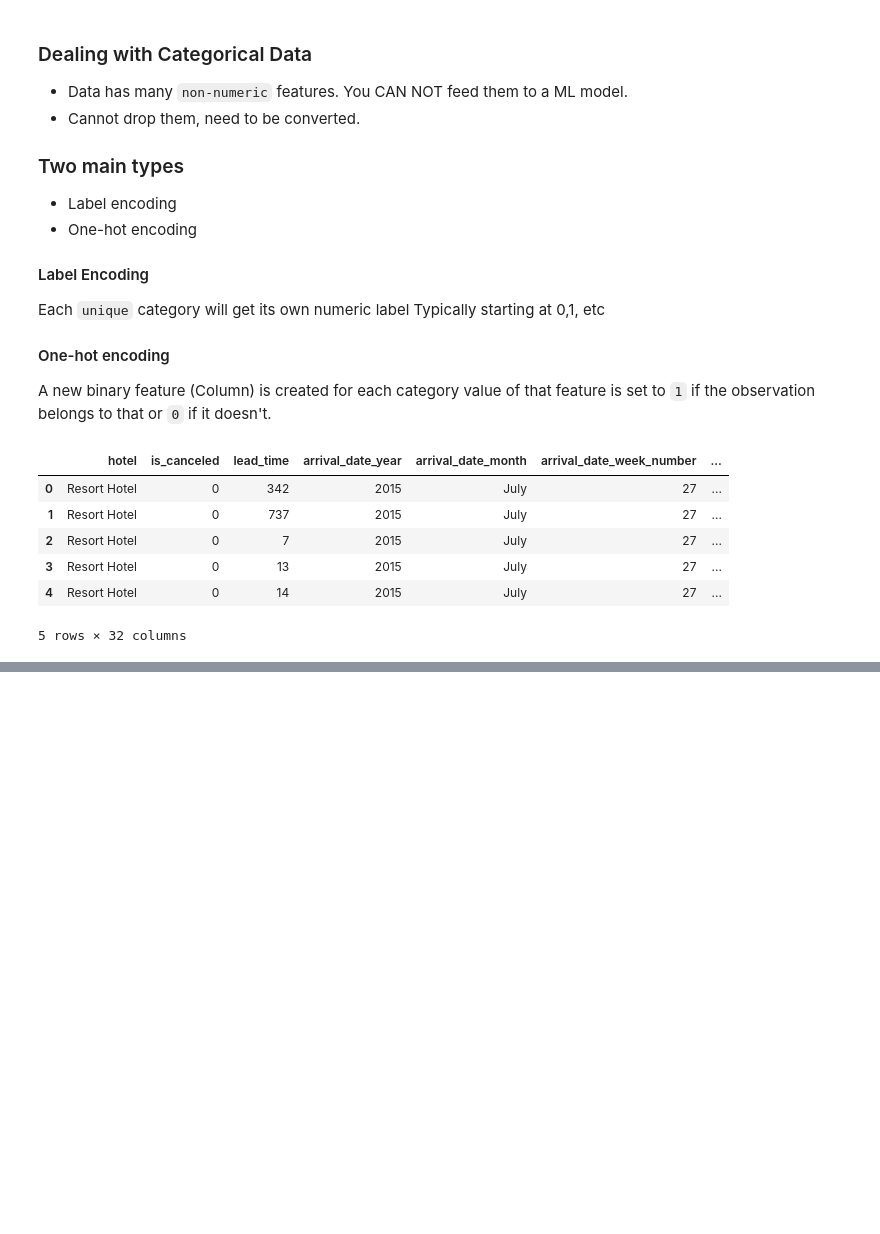
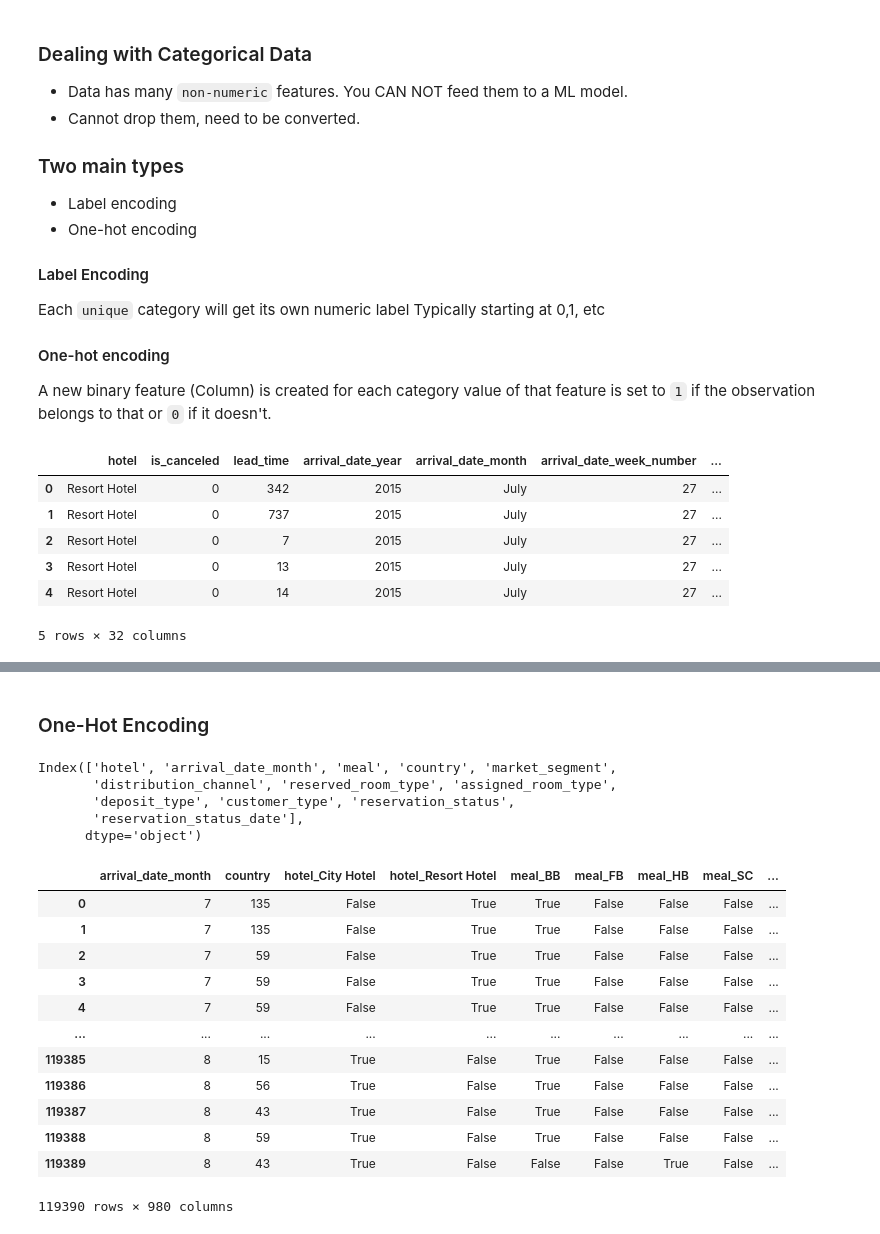
Before and after one commit to CS4580/my-notes-Komperda, a Jupyter notebook: module_4/correleation_analysis.ipynb, the cells around one changed output, grey strips where cells are left out. Drawn from its saved outputs; the diff is of its cells as text; code cells hidden in the pictures; blank space fills up the shorter version.

```diff
--- a/module_4/correleation_analysis.ipynb
+++ b/module_4/correleation_analysis.ipynb
@@ -67,0 +108,5 @@ df.head()
+# %%
+#TODO: Print Unique Values of each feature
+
+for col in filter_df.columns:
+    print(f'{col}: {filter_df[col].unique()}')
@@ -67,0 +131,14 @@ df.head()
+# %%
+# TODO: Overwrite each value of Categorical feature for 'arrival_date_month'ArithmeticError
+# Jan -> 1, Feb ->2 etc using map?
+month_map = {'January':1, 'February' :2, 'March':3, 'April':4, 'May':5, 'June':6, 'July':7,
+             'August' :8 , 'September':9, 'October':10, 'November': 11, 'December' :12}
+
+# One/old approach
+#filter_df['arrival_date_month'] = filter_df['arrival_date_month'].map(month_map)
+
+# Another/newer approach
+filter_df.loc[:,'arrival_date_month'] = filter_df['arrival_date_month'].map(month_map)
+
+filter_df.head()
+filter_df.dtypes
@@ -67,0 +163,6 @@ df.head()
+# %%
+le = LabelEncoder() # create an object of type LabelEncoder
+# %%
+# Encode country feature
+filter_df.loc[:,'country'] = le.fit_transform(filter_df['country']) # same warning as before
+filter_df.head()
@@ -67,0 +176,33 @@ df.head()
+# %% [markdown]
+### One-Hot Encoding
+# %%
+filter_df.columns
+# %% [output]
+Index(['hotel', 'arrival_date_month', 'meal', 'country', 'market_segment',
+       'distribution_channel', 'reserved_room_type', 'assigned_room_type',
+       'deposit_type', 'customer_type', 'reservation_status',
+       'reservation_status_date'],
+      dtype='object')
+# %%
+# One-hot encoding for all features at once, except arrival_date_month and country
+# Create a new list of columns to be converted
+processed_col = ['arrival_date_month', 'country']
+one_hot_cols = [col for col in filter_df.columns if col not in processed_col]
+#print(one_hot_cols)
+dummy_df = pd.get_dummies(data=filter_df, columns=one_hot_cols)
+dummy_df
+# TODO: Fix, 'reservation_status_date'
+# %% [output]
+|  | arrival_date_month | country | hotel_City Hotel | hotel_Resort Hotel | meal_BB | meal_FB | meal_HB | meal_SC | ... |
+| 0 | 7 | 135 | False | True | True | False | False | False | ... |
+| 1 | 7 | 135 | False | True | True | False | False | False | ... |
+| 2 | 7 | 59 | False | True | True | False | False | False | ... |
+| 3 | 7 | 59 | False | True | True | False | False | False | ... |
+| 4 | 7 | 59 | False | True | True | False | False | False | ... |
+| ... | ... | ... | ... | ... | ... | ... | ... | ... | ... |
+| 119385 | 8 | 15 | True | False | True | False | False | False | ... |
+| 119386 | 8 | 56 | True | False | True | False | False | False | ... |
+| 119387 | 8 | 43 | True | False | True | False | False | False | ... |
+| 119388 | 8 | 59 | True | False | True | False | False | False | ... |
+| 119389 | 8 | 43 | True | False | False | False | True | False | ... |
+119390 rows × 980 columns
```
Also changed, not shown: parts of 11 cells of this notebook, 1 other file.
